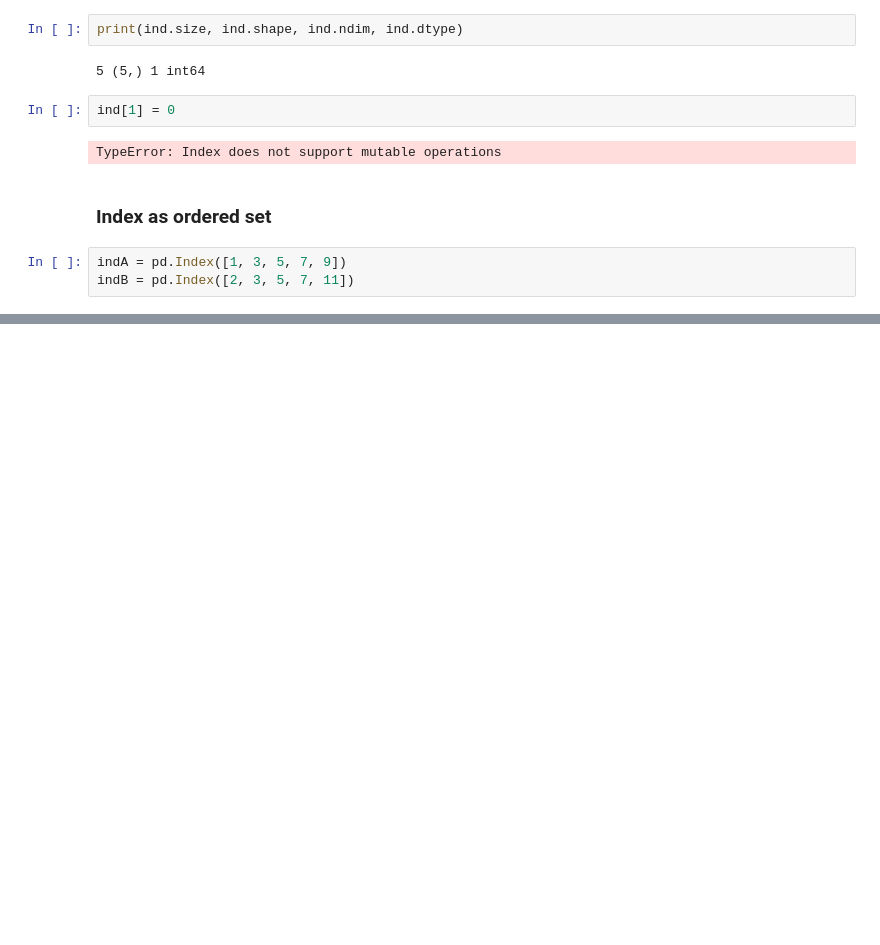
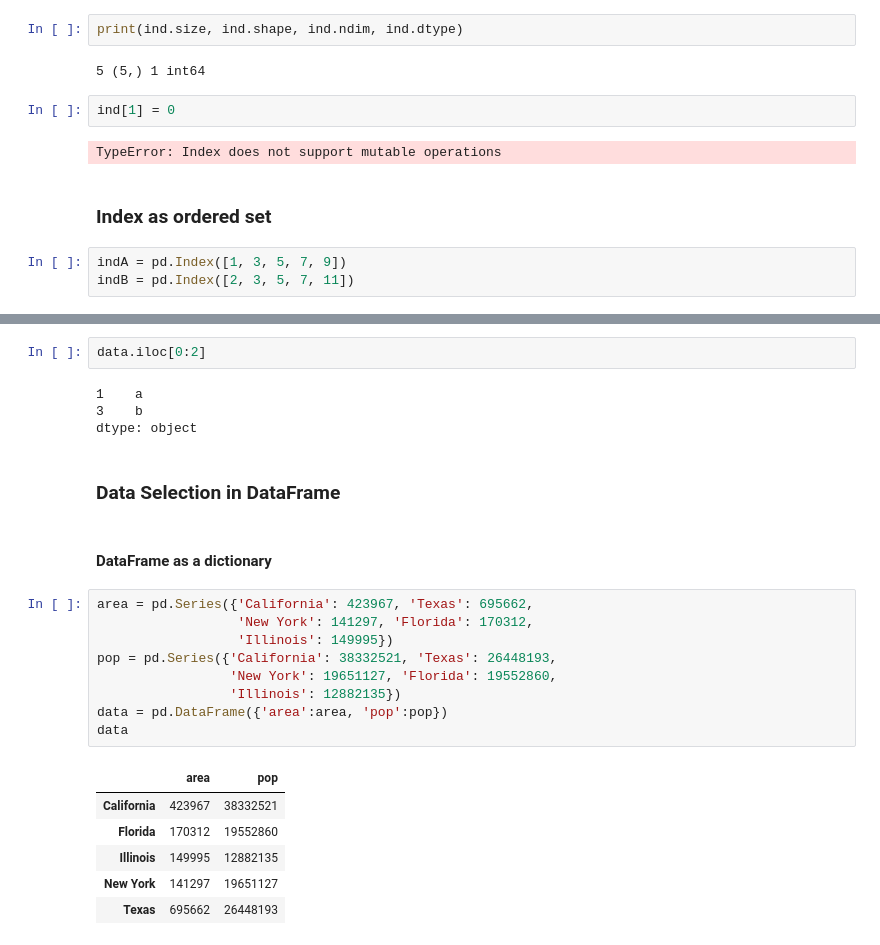
Before and after one commit to jbuisine/python-learn, a Jupyter notebook: 03.Pandas/Pandas.ipynb, the cells around one changed output, grey strips where cells are left out. Drawn from its saved outputs; the diff is of its cells as text; blank space fills up the shorter version.

```diff
--- a/03.Pandas/Pandas.ipynb
+++ b/03.Pandas/Pandas.ipynb
@@ -376,0 +503,26 @@ indA & indB  # intersection
+# %%
+data.iloc[0:2]
+# %% [output]
+1    a
+3    b
+dtype: object
+# %% [markdown]
+### Data Selection in DataFrame
+# %% [markdown]
+#### DataFrame as a dictionary
+# %%
+area = pd.Series({'California': 423967, 'Texas': 695662,
+                  'New York': 141297, 'Florida': 170312,
+                  'Illinois': 149995})
+pop = pd.Series({'California': 38332521, 'Texas': 26448193,
+                 'New York': 19651127, 'Florida': 19552860,
+                 'Illinois': 12882135})
+data = pd.DataFrame({'area':area, 'pop':pop})
+data
+# %% [output]
+|  | area | pop |
+| California | 423967 | 38332521 |
+| Florida | 170312 | 19552860 |
+| Illinois | 149995 | 12882135 |
+| New York | 141297 | 19651127 |
+| Texas | 695662 | 26448193 |
```
Also changed, not shown: parts of 51 cells of this notebook.
